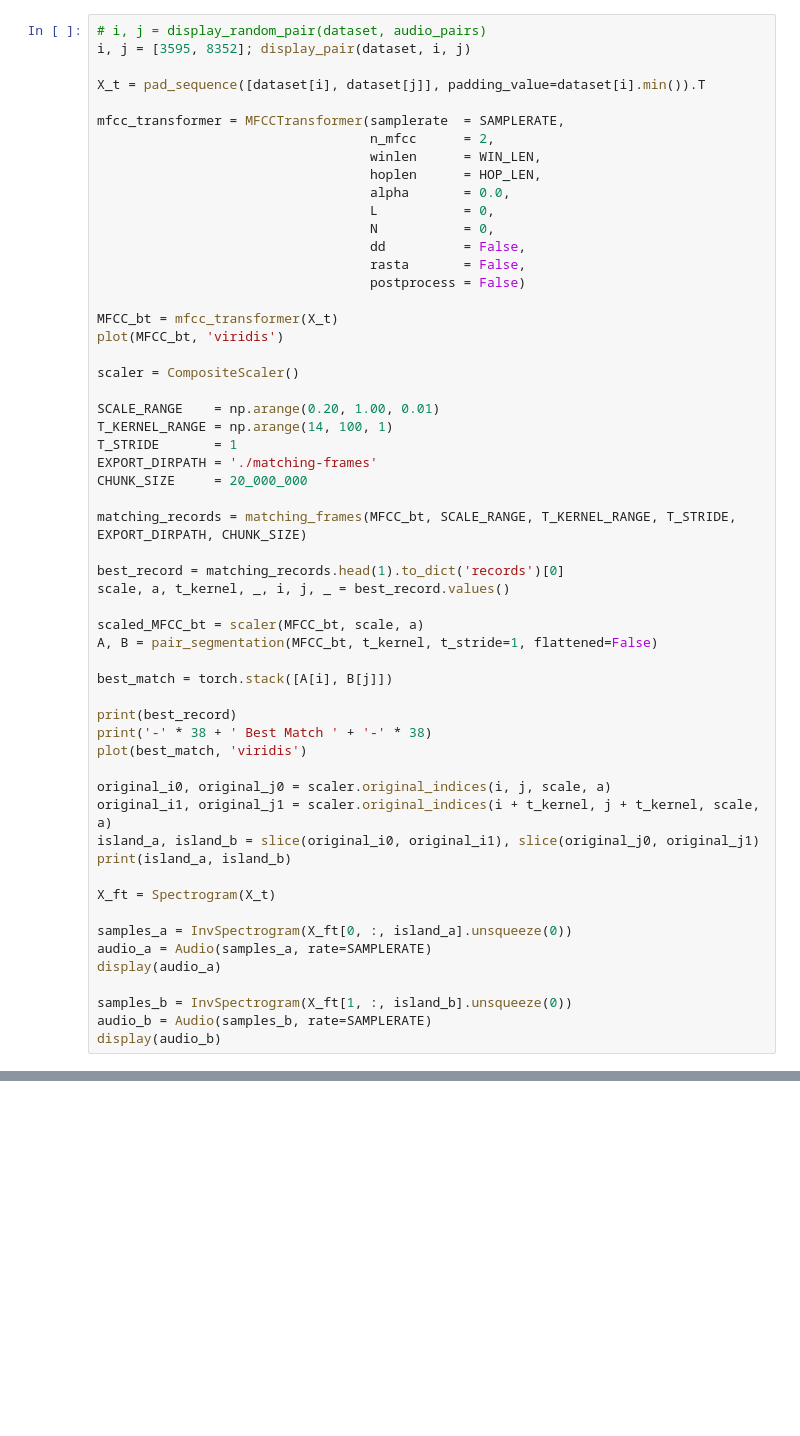
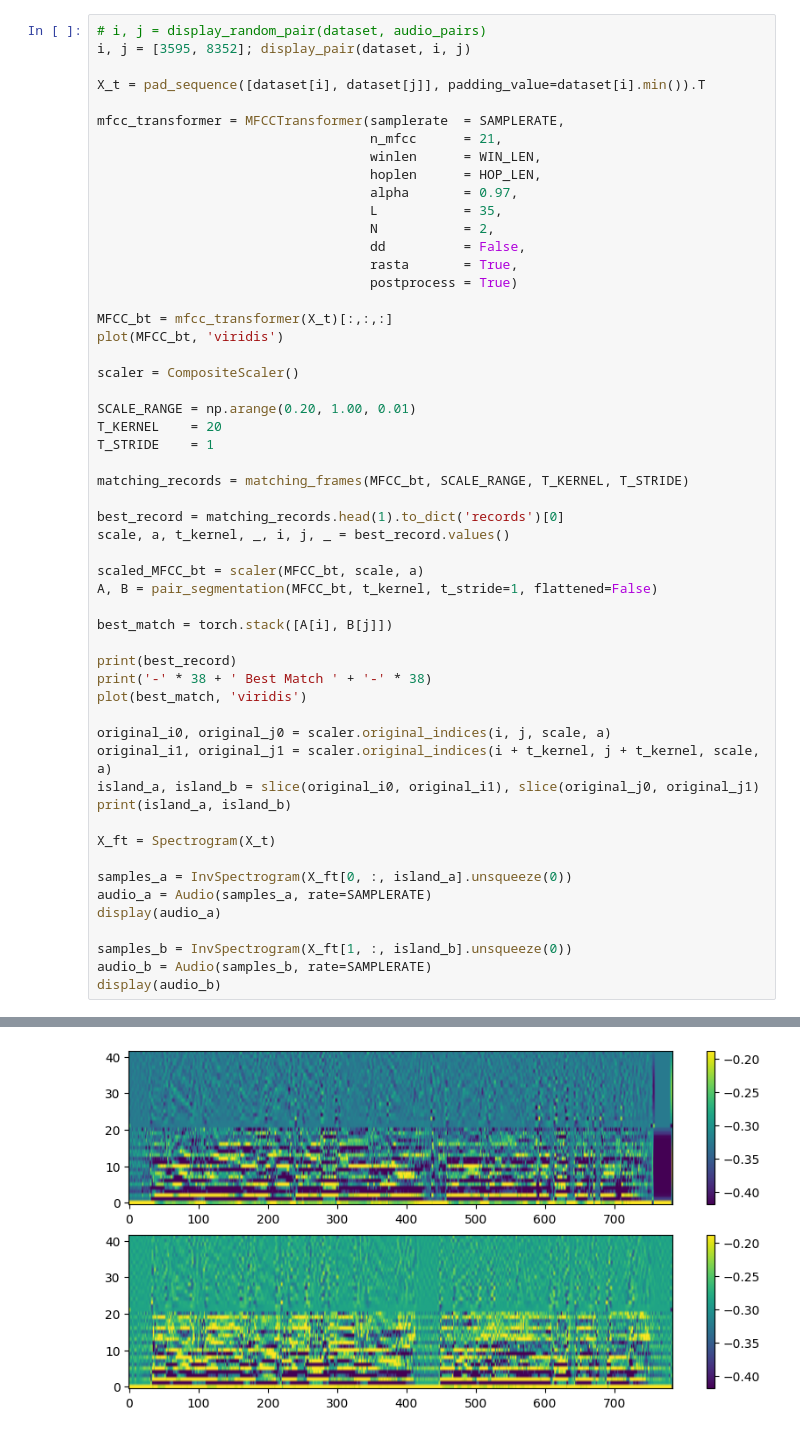
Before and after one commit to m-behery/disentanglement, a Jupyter notebook: trials.ipynb, the cells around one changed output, grey strips where cells are left out. Saved outputs shown, nothing was run; the diff lists cells and outputs as text; blank space fills up the shorter version.

Commit message:
Manually tunining DTW algorithm, might switch to LPC's pitch curve instead of MFCC if unsuccessful

```diff
--- a/trials.ipynb
+++ b/trials.ipynb
@@ -563,28 +545,26 @@ i, j = [3595, 8352]; display_pair(dataset, i, j)
 X_t = pad_sequence([dataset[i], dataset[j]], padding_value=dataset[i].min()).T
 
 mfcc_transformer = MFCCTransformer(samplerate  = SAMPLERATE,
-                                   n_mfcc      = 2,
+                                   n_mfcc      = 21,
                                    winlen      = WIN_LEN,
                                    hoplen      = HOP_LEN,
-                                   alpha       = 0.0,
-                                   L           = 0,
-                                   N           = 0,
+                                   alpha       = 0.97,
+                                   L           = 35,
+                                   N           = 2,
                                    dd          = False,
-                                   rasta       = False,
-                                   postprocess = False)
+                                   rasta       = True,
+                                   postprocess = True)
 
-MFCC_bt = mfcc_transformer(X_t)
+MFCC_bt = mfcc_transformer(X_t)[:,:,:]
 plot(MFCC_bt, 'viridis')
 
 scaler = CompositeScaler()
 
-SCALE_RANGE    = np.arange(0.20, 1.00, 0.01)
-T_KERNEL_RANGE = np.arange(14, 100, 1)
-T_STRIDE       = 1
-EXPORT_DIRPATH = './matching-frames'
-CHUNK_SIZE     = 20_000_000
+SCALE_RANGE = np.arange(0.20, 1.00, 0.01)
+T_KERNEL    = 20
+T_STRIDE    = 1
 
-matching_records = matching_frames(MFCC_bt, SCALE_RANGE, T_KERNEL_RANGE, T_STRIDE, EXPORT_DIRPATH, CHUNK_SIZE)
+matching_records = matching_frames(MFCC_bt, SCALE_RANGE, T_KERNEL, T_STRIDE)
 
 best_record = matching_records.head(1).to_dict('records')[0]
 scale, a, t_kernel, _, i, j, _ = best_record.values()
@@ -612,3 +592,4 @@ display(audio_a)
 samples_b = InvSpectrogram(X_ft[1, :, island_b].unsqueeze(0))
 audio_b = Audio(samples_b, rate=SAMPLERATE)
 display(audio_b)
+# %% [output]
@@ -614,0 +598 @@ display(audio_b)
+[figure, added]
```
Also changed, not shown: parts of 4 cells of this notebook.
